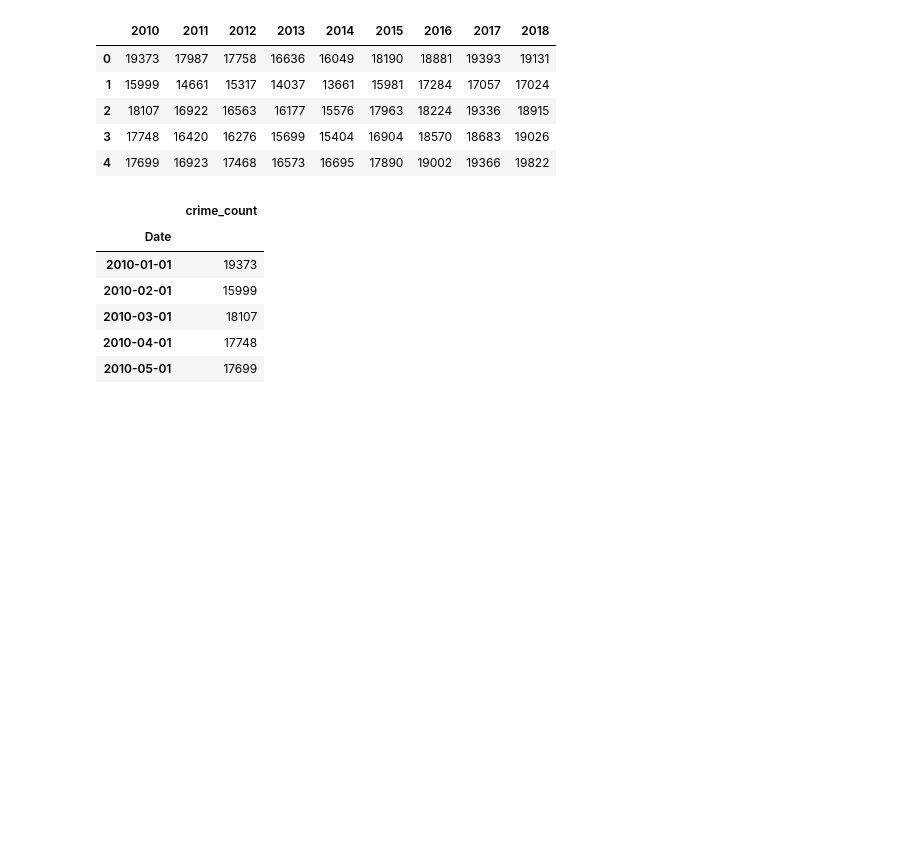
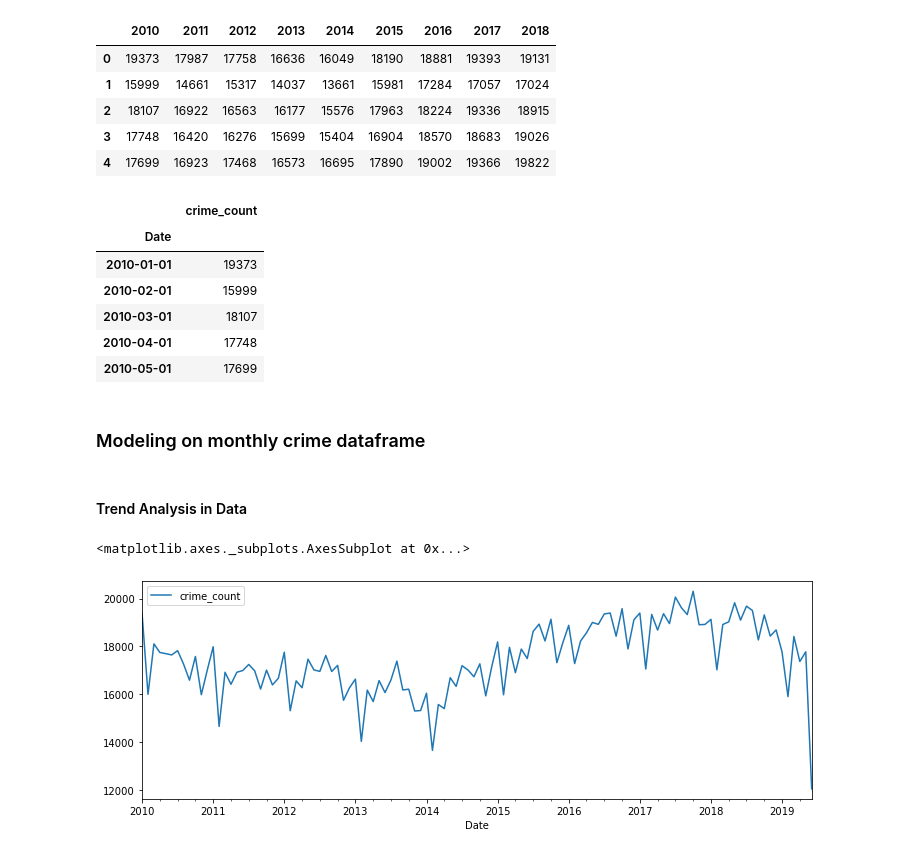
Before and after one commit to sidneykung/LA_crime_forecasting, a Jupyter notebook: model_lhamu.ipynb, the cells around one changed output. Cells and saved outputs as stored; diff of their text form; code cells hidden in the pictures; blank space fills up the shorter version.

Commit message:
First play with models

```diff
--- a/model_lhamu.ipynb
+++ b/model_lhamu.ipynb
@@ -23,3 +25,12 @@ monthly_crime.head()
 | 2010-03-01 | 18107 |
 | 2010-04-01 | 17748 |
 | 2010-05-01 | 17699 |
+# %% [markdown]
+### Modeling on monthly crime dataframe
+# %% [markdown]
+#### Trend Analysis in Data
+# %%
+monthly_crime.plot(figsize=(12,4))
+# %% [output]
+<matplotlib.axes._subplots.AxesSubplot at 0x...>
+[figure, added]
```
Also changed, not shown: parts of 68 cells of this notebook, 7 other files.
